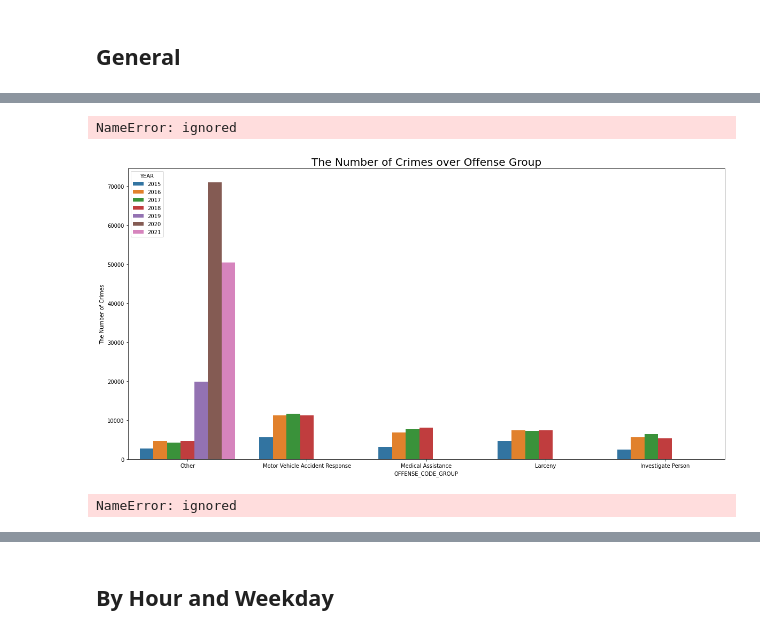
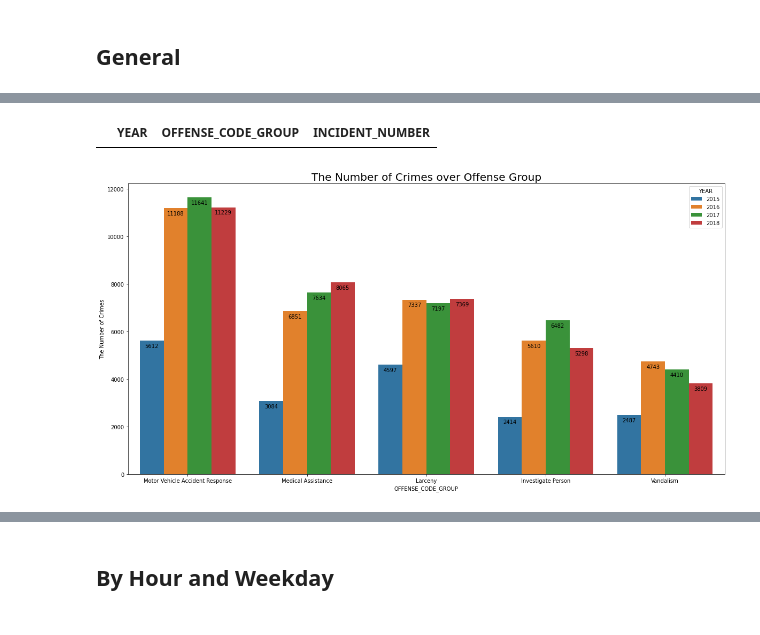
Before and after one commit to AlexVonSchwerdtner/BA780-Team6, a Jupyter notebook: Boston_Crime_Scene_Analytics.ipynb, the cells around one changed output, grey strips where cells are left out. Saved outputs shown, nothing was run; the diff lists cells and outputs as text; code cells hidden in the pictures.

```diff
--- a/Boston_Crime_Scene_Analytics.ipynb
+++ b/Boston_Crime_Scene_Analytics.ipynb
@@ -270,7 +278,7 @@ print(len(Crimes_all_years.drop_duplicates(subset='INCIDENT_NUMBER', keep='first
 452208
 # %%
 # dropping duplicates
-Crimes_all_years = Crimes_all_years.drop_duplicates(subset='INCIDENT_NUMBER', keep='first').reset_index(drop=True)
+Crimes_all_years = Crimes_all_years.drop_duplicates(subset='INCIDENT_NUMBER', keep='first').reset_index()
 # %%
 # filling the NA's in the 'OFFENSE_CODE_GROUP' to "Other"
 Crimes_all_years['OFFENSE_CODE_GROUP']= Crimes_all_years['OFFENSE_CODE_GROUP'].fillna("Other")
@@ -345,6 +353,7 @@ Crimes_all_years[Crimes_all_years['DISTRICT'].isnull()]
 # %% [markdown]
 ## General
 # %%
-dftop5 = Crimes_all_years.groupby('OFFENSE_CODE_GROUP', level=allbut('Other')).size().to_frame('count').sort_values(by='count', ascending=False).head(5).reset_index()
-dftop5
+dftop6 = Crimes_all_years.groupby('OFFENSE_CODE_GROUP').size().to_frame('count').sort_values(by='count', ascending=False).head(6).reset_index()
+dftop6 = dftop6.drop([0])
+dftop6
 # %% [output]
@@ -354,25 +368,25 @@ NameError: ignored
 
 df = Crimes_all_years.groupby(['YEAR','OFFENSE_CODE_GROUP'])['INCIDENT_NUMBER'].count().reset_index()
 df = df.sort_values(by=['YEAR','INCIDENT_NUMBER'], ascending=False)
-df = df[df['OFFENSE_CODE_GROUP'].isin(dftop5.OFFENSE_CODE_GROUP)]
+df = df[df['OFFENSE_CODE_GROUP'].isin(dftop6.OFFENSE_CODE_GROUP)]
 
-df
+df[df['YEAR']==2020]
 # %% [output]
-NameError: ignored
+|  | YEAR | OFFENSE_CODE_GROUP | INCIDENT_NUMBER |
 # %%
 plt.figure(figsize= (20,10))
-sns.barplot(data=df, x='OFFENSE_CODE_GROUP', y='INCIDENT_NUMBER', hue='YEAR')
+fig1 = sns.barplot(data=df, x='OFFENSE_CODE_GROUP', y='INCIDENT_NUMBER', hue='YEAR')
 plt.ylabel('The Number of Crimes')
 plt.title('The Number of Crimes over Offense Group', fontsize=20)
+
+for i in fig1.patches:
+    fig1.annotate(format(int(i.get_height())),
+                   (i.get_x() + i.get_width() / 2, i.get_height()),
+                   ha = 'center', va = 'center',
+                   size=10,
+                   xytext = (0, -10),
+                   textcoords = 'offset points')
+
 plt.show()
 # %% [output]
-[figure, old version]
+[figure, new version]
-# %%
-# took data only year is 2015. Just for interest and not not freeze kernel while map visualization
-df1_part = df1[df1['YEAR'] == 2015]
-df1_2015=df1_part.copy()
-df1_2015 = df1_2015.groupby('OFFENSE_CODE_GROUP')['INCIDENT_NUMBER'].count().reset_index()
-df1_2015=df1_2015.sort_values(by='INCIDENT_NUMBER', ascending=False)[:10]
-df1_2015
-# %% [output]
-NameError: ignored
```
Also changed, not shown: parts of 40 cells of this notebook.
